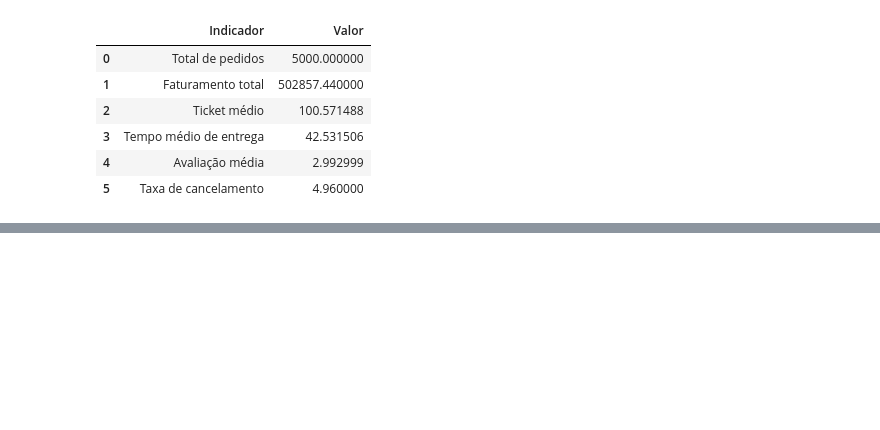
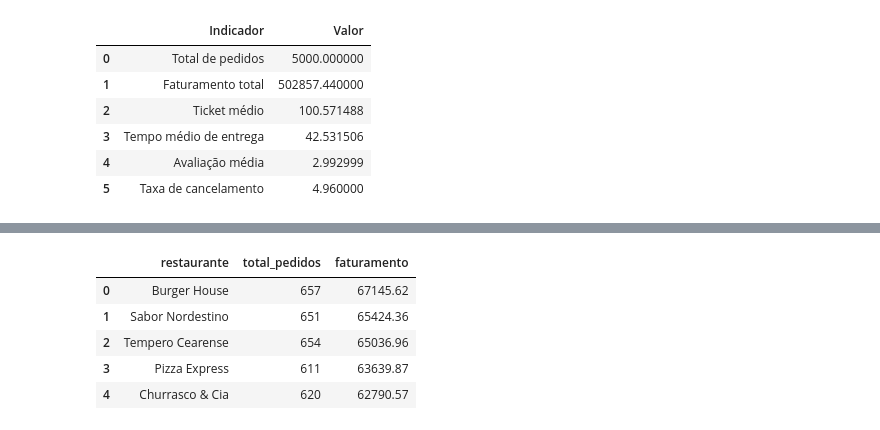
Before and after one commit to jlsnogueira247/FoodInsights, a Jupyter notebook: notebooks/analise_pedidos.ipynb, the cells around one changed output, grey strips where cells are left out. Drawn from its saved outputs; the diff is of its cells as text; code cells hidden in the pictures; blank space fills up the shorter version.

```diff
--- a/notebooks/analise_pedidos.ipynb
+++ b/notebooks/analise_pedidos.ipynb
@@ -634,0 +902,22 @@ kpis
+# %%
+query = """
+SELECT
+    restaurante,
+    COUNT(*) AS total_pedidos,
+    SUM(valor_pedido) AS faturamento
+FROM pedidos
+GROUP BY restaurante
+ORDER BY faturamento DESC
+LIMIT 5;
+"""
+
+resultado = pd.read_sql(query, engine)
+
+resultado
+# %% [output]
+|  | restaurante | total_pedidos | faturamento |
+| 0 | Burger House | 657 | 67145.62 |
+| 1 | Sabor Nordestino | 651 | 65424.36 |
+| 2 | Tempero Cearense | 654 | 65036.96 |
+| 3 | Pizza Express | 611 | 63639.87 |
+| 4 | Churrasco & Cia | 620 | 62790.57 |
```
Also changed, not shown: parts of 21 cells of this notebook.
